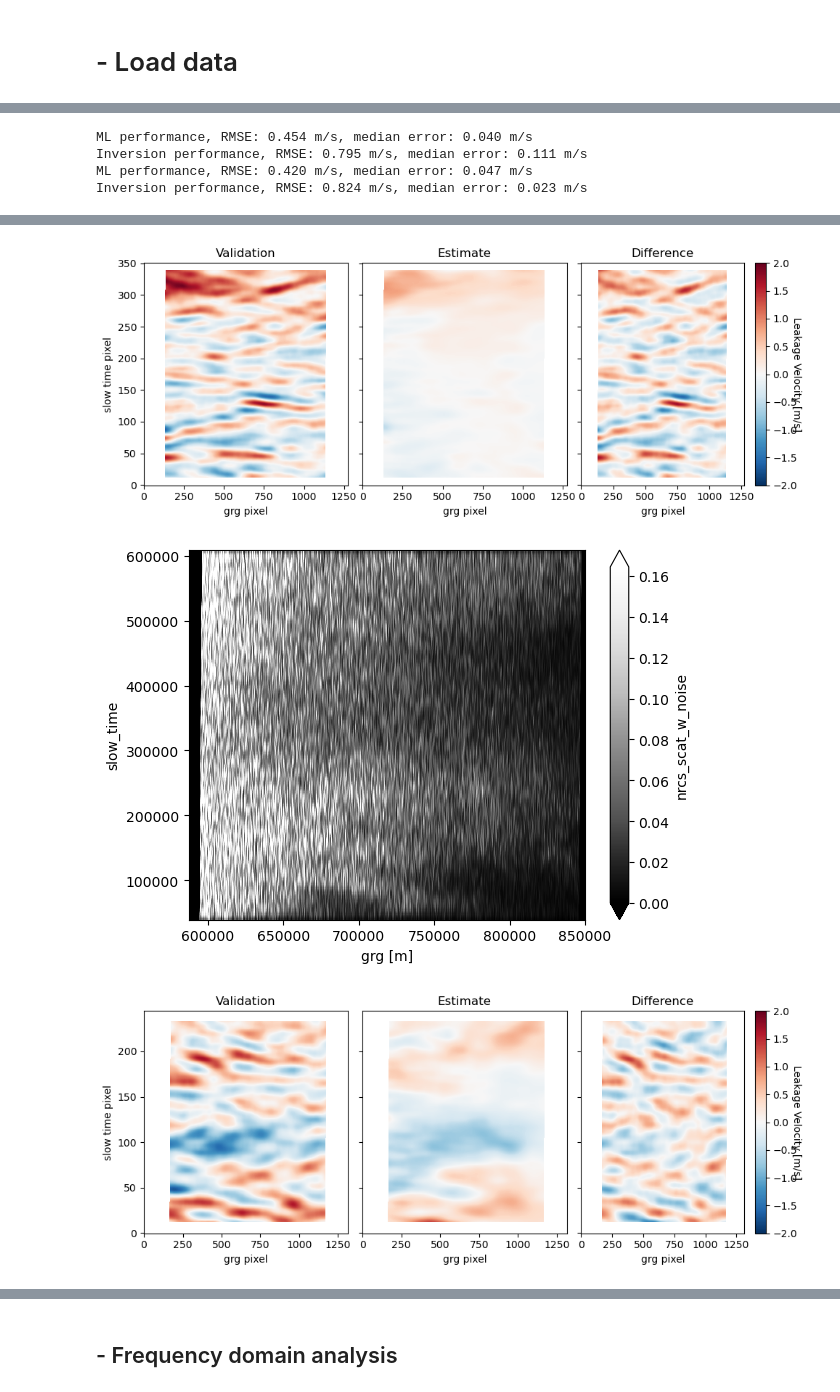
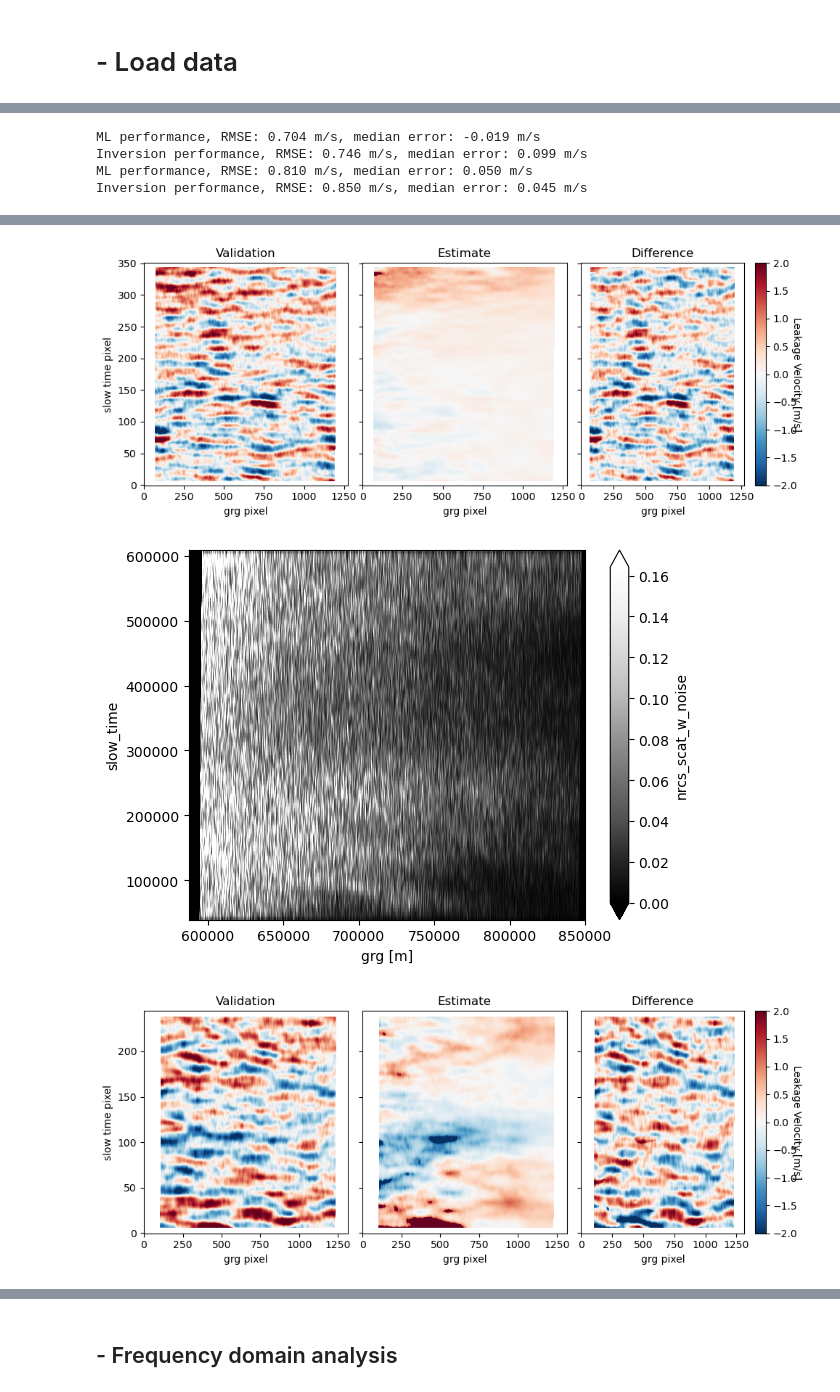
Before and after one commit to owenodriscoll/DopSCA_leakage, a Jupyter notebook: Sentinel1_analyses/ML_analyses_all.ipynb, the cells around one changed output, grey strips where cells are left out. Cells and saved outputs as stored; diff of their text form; code cells hidden in the pictures.

```diff
--- a/Sentinel1_analyses/ML_analyses_all.ipynb
+++ b/Sentinel1_analyses/ML_analyses_all.ipynb
@@ -19,5 +23,7 @@ scenarios = glob.glob(f"{data_dir}*{data_type}")
 # %%
 #  Dropping Aghulas scenarios for now
 scenarios = [x for x in scenarios if not 'Aghulas' in x]
-scenarios
+scenarios_train = [x for x in scenarios if 'Azores' not in x and 'Scotland' not in x]
+scenarios_test = [x for x in scenarios if 'Azores'  in x or 'Scotland' in x]
+scenarios_train, scenarios_test
 # %% [output]
@@ -31,10 +37,7 @@ scenarios
 # %%
-scenarios_train = [x for x in scenarios if 'Azores' not in x or 'Scotland' not in x]
-scenarios_test = [x for x in scenarios if 'Azores'  in x or 'Scotland' in x]
-
 n = 20 # number of azimuth cells to consider from center (e.g. total azimuth cells is 2*n +1)
 spacing_slow_time = 2*n # pixels
-spacing_ground_range = 3*n # pixels
+spacing_ground_range = 2*n # pixels
 
 
 # --------------Training--------------
@@ -42,13 +45,10 @@ X_train = []
 y_train = []
 for scenario in scenarios_train:
     data = xr.open_dataset(scenario)
-    # scenario_inverse = scenario.replace('4ML_', '4ML_inverse_')
-    # data_inverse = xr.open_dataset(scenario_inverse)
 
     # slow time can not be indexed for concatonation step, remove indexing if present
     try:
         data = data.reset_index('slow_time')
-        # data_inverse = data_inverse.reset_index('slow_time')
     except:
         pass
 
@@ -169,5 +173,5 @@ warning_catcher(ML.apply)
 # %%
-model = joblib.load('/Users/opodriscoll/Documents/Scripts/DopSCA/Sentinel1_analyses/ML_analyses/Vleak_n_20_5Tr_2Te_v3_todelete/stacked_model.joblib')
+model = joblib.load('/Users/opodriscoll/Documents/Scripts/DopSCA/Sentinel1_analyses/ML_analyses/Vleak_subscene_w_noise_n_20_5Tr_2Te_v1/stacked_model.joblib')
 # %%
 # plot estimation performance per test scenario
 
@@ -213,7 +217,7 @@ for i, scenario in enumerate(scenarios_test):
         ),
     )
 
-    ds = ds.rolling(grg=data.attrs['grg_N'], slow_time=data.attrs['slow_time_N'], center=True).mean()
+    # ds = ds.rolling(grg=data.attrs['grg_N'], slow_time=data.attrs['slow_time_N'], center=True).mean()
 
     perf_ML = np.sqrt(np.nanmean(ds.difference**2)), np.nanmedian(ds.difference)
     perf_inv = np.sqrt(np.nanmean(y**2)), np.nanmedian(y)
@@ -240,7 +244,7 @@ for i, scenario in enumerate(scenarios_test):
     cbar.ax.set_ylabel('Leakage Velocity [m/s]', rotation=270)
     fig.tight_layout()
 # %% [output]
-ML performance, RMSE: 0.454 m/s, median error: 0.040 m/s
-Inversion performance, RMSE: 0.795 m/s, median error: 0.111 m/s
-ML performance, RMSE: 0.420 m/s, median error: 0.047 m/s
-Inversion performance, RMSE: 0.824 m/s, median error: 0.023 m/s
+ML performance, RMSE: 0.704 m/s, median error: -0.019 m/s
+Inversion performance, RMSE: 0.746 m/s, median error: 0.099 m/s
+ML performance, RMSE: 0.810 m/s, median error: 0.050 m/s
+Inversion performance, RMSE: 0.850 m/s, median error: 0.045 m/s
@@ -248,3 +252,3 @@ Inversion performance, RMSE: 0.824 m/s, median error: 0.023 m/s
-[figure, old version]
+[figure, new version]
-[figure, old version]
+[figure, new version]
-[figure, old version]
+[figure, new version]
```
Also changed, not shown: parts of 10 cells of this notebook.
